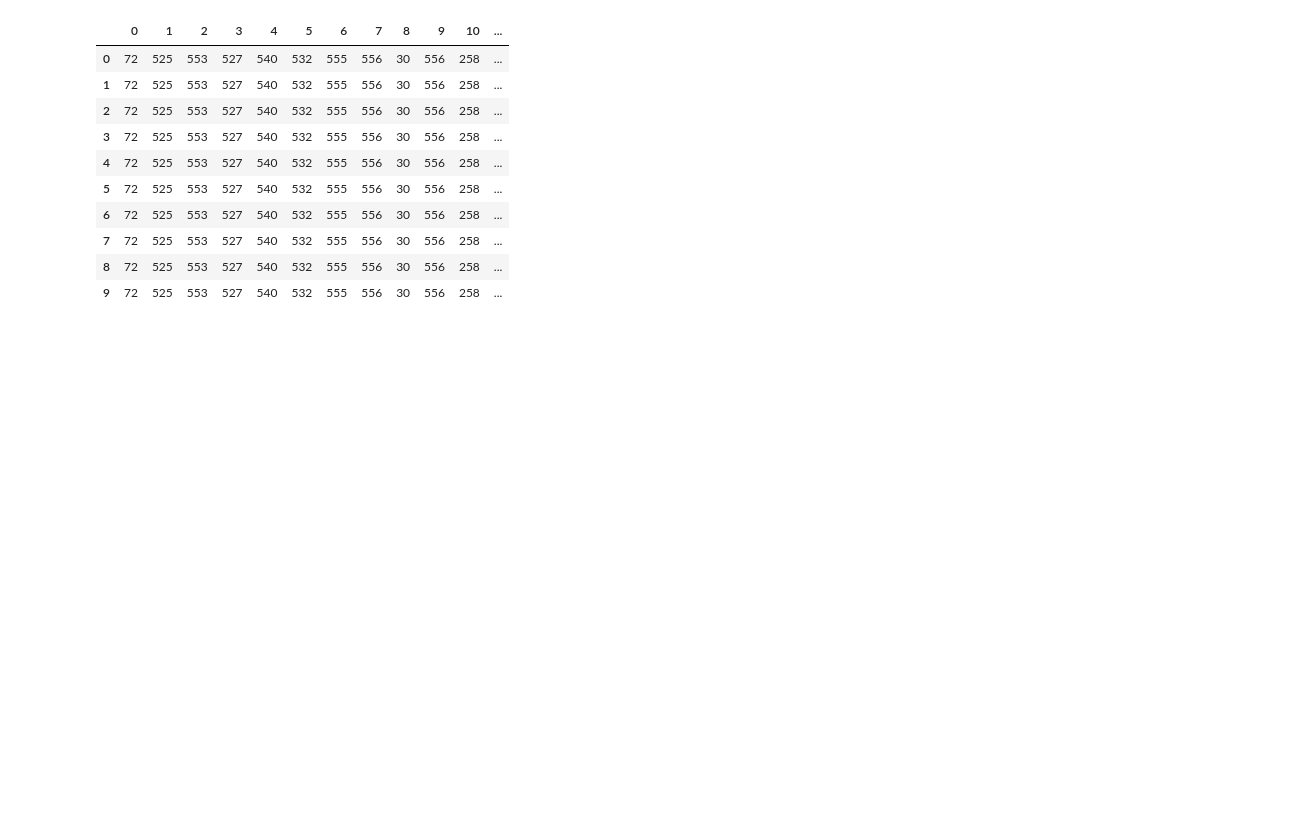
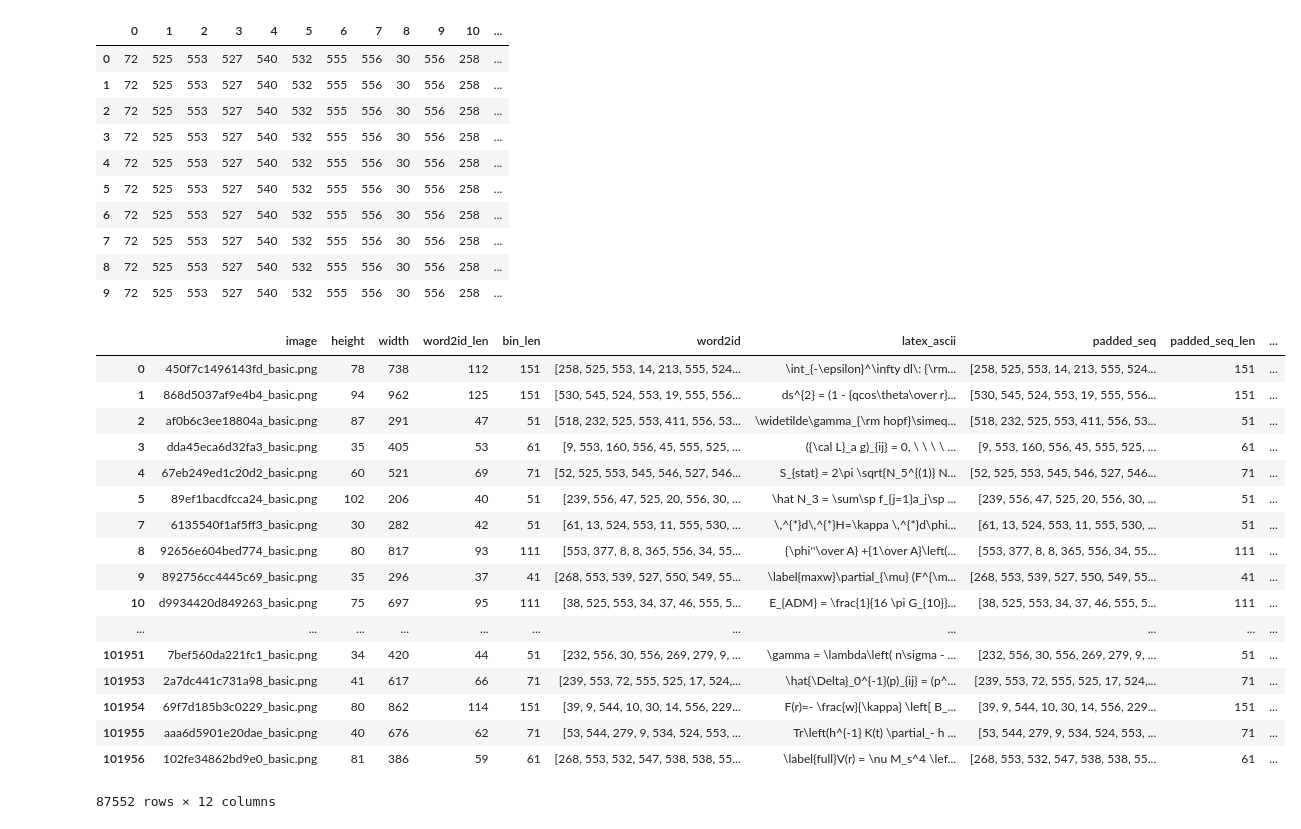
Before and after one commit to untrix/im2latex, a Jupyter notebook: src/scratch.ipynb, the cells around one changed output. Saved outputs shown, nothing was run; the diff lists cells and outputs as text; code cells hidden in the pictures; blank space fills up the shorter version.

```diff
--- a/src/scratch.ipynb
+++ b/src/scratch.ipynb
@@ -94,3 +96,25 @@ pn_output[4]
 | 7 | 72 | 525 | 553 | 527 | 540 | 532 | 555 | 556 | 30 | 556 | 258 | ... |
 | 8 | 72 | 525 | 553 | 527 | 540 | 532 | 555 | 556 | 30 | 556 | 258 | ... |
 | 9 | 72 | 525 | 553 | 527 | 540 | 532 | 555 | 556 | 30 | 556 | 258 | ... |
+# %%
+df_train = pd.read_pickle('../data/generated2/training/df_train.pkl')
+df_train
+# %% [output]
+|  | image | height | width | word2id_len | bin_len | word2id | latex_ascii | padded_seq | padded_seq_len | ... |
+| 0 | 450f7c1496143fd_basic.png | 78 | 738 | 112 | 151 | [258, 525, 553, 14, 213, 555, 524... | \int_{-\epsilon}^\infty dl\: {\rm... | [258, 525, 553, 14, 213, 555, 524... | 151 | ... |
+| 1 | 868d5037af9e4b4_basic.png | 94 | 962 | 125 | 151 | [530, 545, 524, 553, 19, 555, 556... | ds^{2} = (1 - {qcos\theta\over r}... | [530, 545, 524, 553, 19, 555, 556... | 151 | ... |
+| 2 | af0b6c3ee18804a_basic.png | 87 | 291 | 47 | 51 | [518, 232, 525, 553, 411, 556, 53... | \widetilde\gamma_{\rm hopf}\simeq... | [518, 232, 525, 553, 411, 556, 53... | 51 | ... |
+| 3 | dda45eca6d32fa3_basic.png | 35 | 405 | 53 | 61 | [9, 553, 160, 556, 45, 555, 525, ... | ({\cal L}_a g)_{ij} = 0, \ \ \ \ ... | [9, 553, 160, 556, 45, 555, 525, ... | 61 | ... |
+| 4 | 67eb249ed1c20d2_basic.png | 60 | 521 | 69 | 71 | [52, 525, 553, 545, 546, 527, 546... | S_{stat} = 2\pi \sqrt{N_5^{(1)} N... | [52, 525, 553, 545, 546, 527, 546... | 71 | ... |
+| 5 | 89ef1bacdfcca24_basic.png | 102 | 206 | 40 | 51 | [239, 556, 47, 525, 20, 556, 30, ... | \hat N_3 = \sum\sp f_{j=1}a_j\sp ... | [239, 556, 47, 525, 20, 556, 30, ... | 51 | ... |
+| 7 | 6135540f1af5ff3_basic.png | 30 | 282 | 42 | 51 | [61, 13, 524, 553, 11, 555, 530, ... | \,^{*}d\,^{*}H=\kappa \,^{*}d\phi... | [61, 13, 524, 553, 11, 555, 530, ... | 51 | ... |
+| 8 | 92656e604bed774_basic.png | 80 | 817 | 93 | 111 | [553, 377, 8, 8, 365, 556, 34, 55... | {\phi''\over A} +{1\over A}\left(... | [553, 377, 8, 8, 365, 556, 34, 55... | 111 | ... |
+| 9 | 892756cc4445c69_basic.png | 35 | 296 | 37 | 41 | [268, 553, 539, 527, 550, 549, 55... | \label{maxw}\partial_{\mu} (F^{\m... | [268, 553, 539, 527, 550, 549, 55... | 41 | ... |
+| 10 | d9934420d849263_basic.png | 75 | 697 | 95 | 111 | [38, 525, 553, 34, 37, 46, 555, 5... | E_{ADM} = \frac{1}{16 \pi G_{10}}... | [38, 525, 553, 34, 37, 46, 555, 5... | 111 | ... |
+| ... | ... | ... | ... | ... | ... | ... | ... | ... | ... | ... |
+| 101951 | 7bef560da221fc1_basic.png | 34 | 420 | 44 | 51 | [232, 556, 30, 556, 269, 279, 9, ... | \gamma = \lambda\left( n\sigma - ... | [232, 556, 30, 556, 269, 279, 9, ... | 51 | ... |
+| 101953 | 2a7dc441c731a98_basic.png | 41 | 617 | 66 | 71 | [239, 553, 72, 555, 525, 17, 524,... | \hat{\Delta}_0^{-1}(p)_{ij} = (p^... | [239, 553, 72, 555, 525, 17, 524,... | 71 | ... |
+| 101954 | 69f7d185b3c0229_basic.png | 80 | 862 | 114 | 151 | [39, 9, 544, 10, 30, 14, 556, 229... | F(r)=- \frac{w}{\kappa} \left[ B_... | [39, 9, 544, 10, 30, 14, 556, 229... | 151 | ... |
+| 101955 | aaa6d5901e20dae_basic.png | 40 | 676 | 62 | 71 | [53, 544, 279, 9, 534, 524, 553, ... | Tr\left(h^{-1} K(t) \partial_- h ... | [53, 544, 279, 9, 534, 524, 553, ... | 71 | ... |
+| 101956 | 102fe34862bd9e0_basic.png | 81 | 386 | 59 | 61 | [268, 553, 532, 547, 538, 538, 55... | \label{full}V(r) = \nu M_s^4 \lef... | [268, 553, 532, 547, 538, 538, 55... | 61 | ... |
+87552 rows × 12 columns
```
Also changed, not shown: parts of 16 cells of this notebook, 9 other files.
